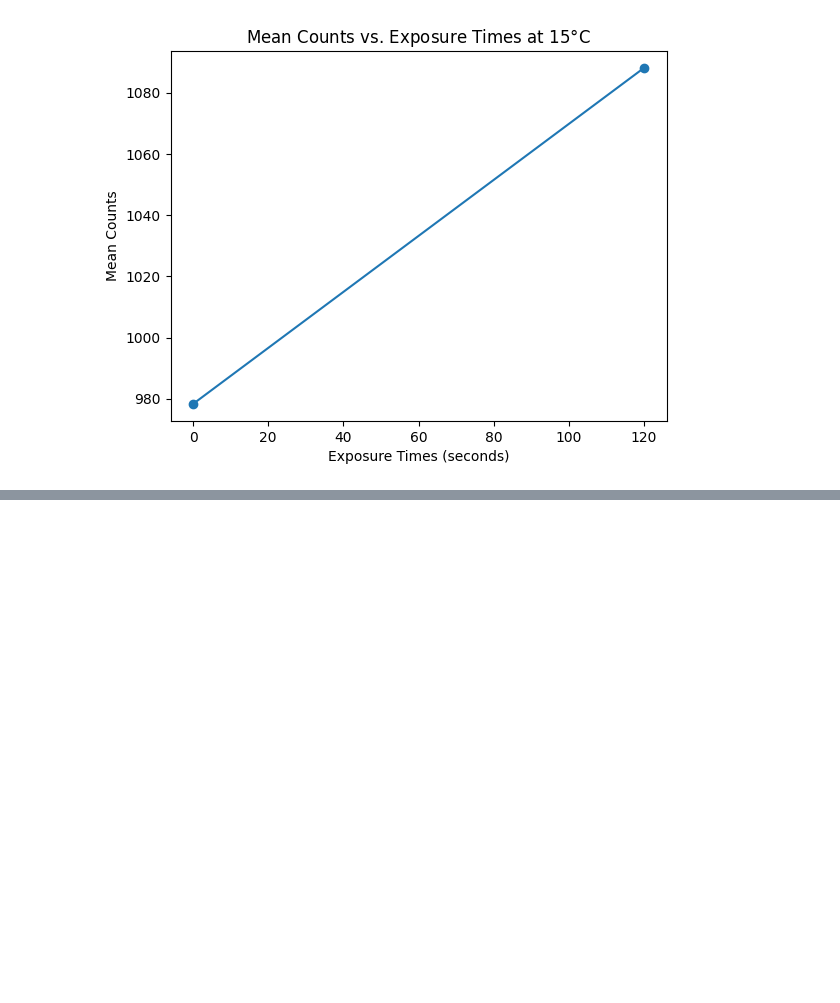
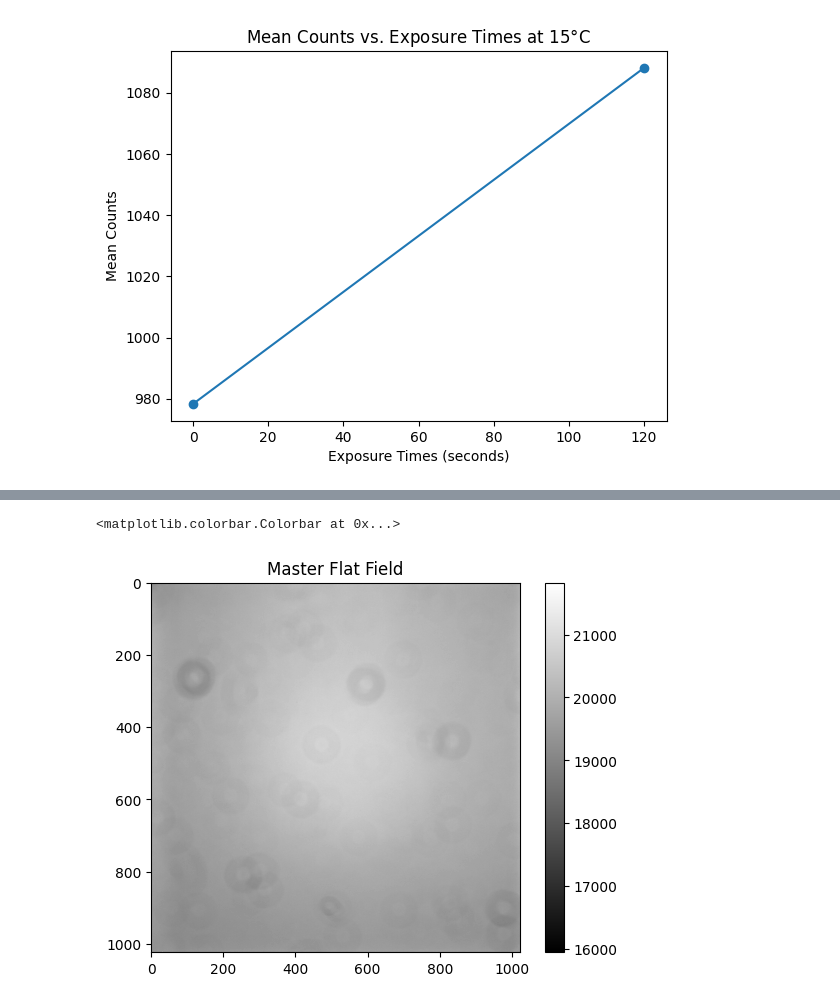
Before and after one commit to Efrain1013/AST_443, a Jupyter notebook: ryan_stuff/ryan_full_report.ipynb, the cells around one changed output, grey strips where cells are left out. Saved outputs shown, nothing was run; the diff lists cells and outputs as text; code cells hidden in the pictures; blank space fills up the shorter version.

```diff
--- a/ryan_stuff/ryan_full_report.ipynb
+++ b/ryan_stuff/ryan_full_report.ipynb
@@ -529,0 +534,24 @@ The dark current at -15 degrees C is 1.8304 +/- 0.7025 e/p/s
+# %%
+# find and open the Flat Field FITS files and store them all in one list
+file_prefix = "lab1_3_3_series.0000000"
+file_end = ".FIT"
+flat_data = [None]*10
+for i in range(0, 10, 1):
+    filename = file_prefix + str(i) + file_end
+    list = fits.open('../Lab_1/images/'+filename)
+    image_data = list[0].data
+    flat_data[i] = image_data
+
+#Compute the median combine
+median_values = []
+values = [flat_data[x] for x in range(0,10)]
+# print(values)
+median_values.append(np.median(values, axis=0))
+median_values = median_values[0]
+
+plt.imshow(median_values, cmap='gray')
+plt.title('Master Flat Field')
+plt.colorbar()
+# %% [output]
+<matplotlib.colorbar.Colorbar at 0x...>
+[figure, added]
```
Also changed, not shown: parts of 25 cells of this notebook.
